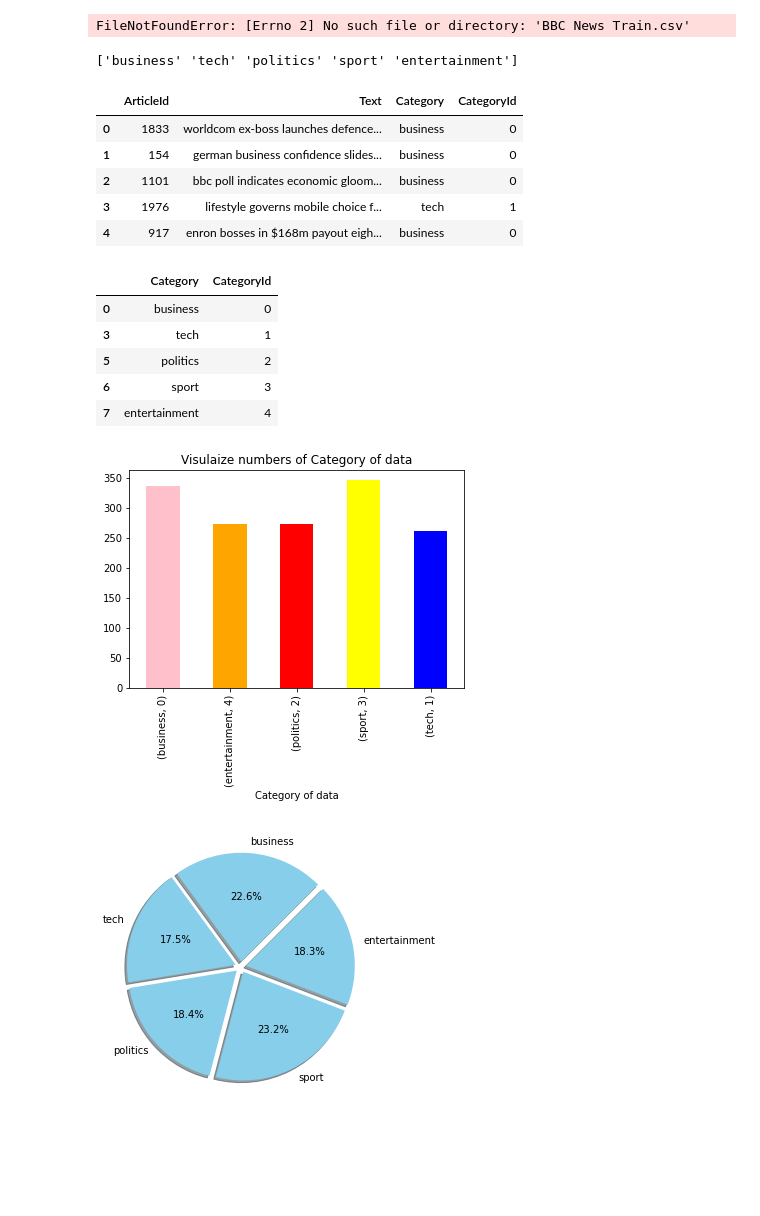
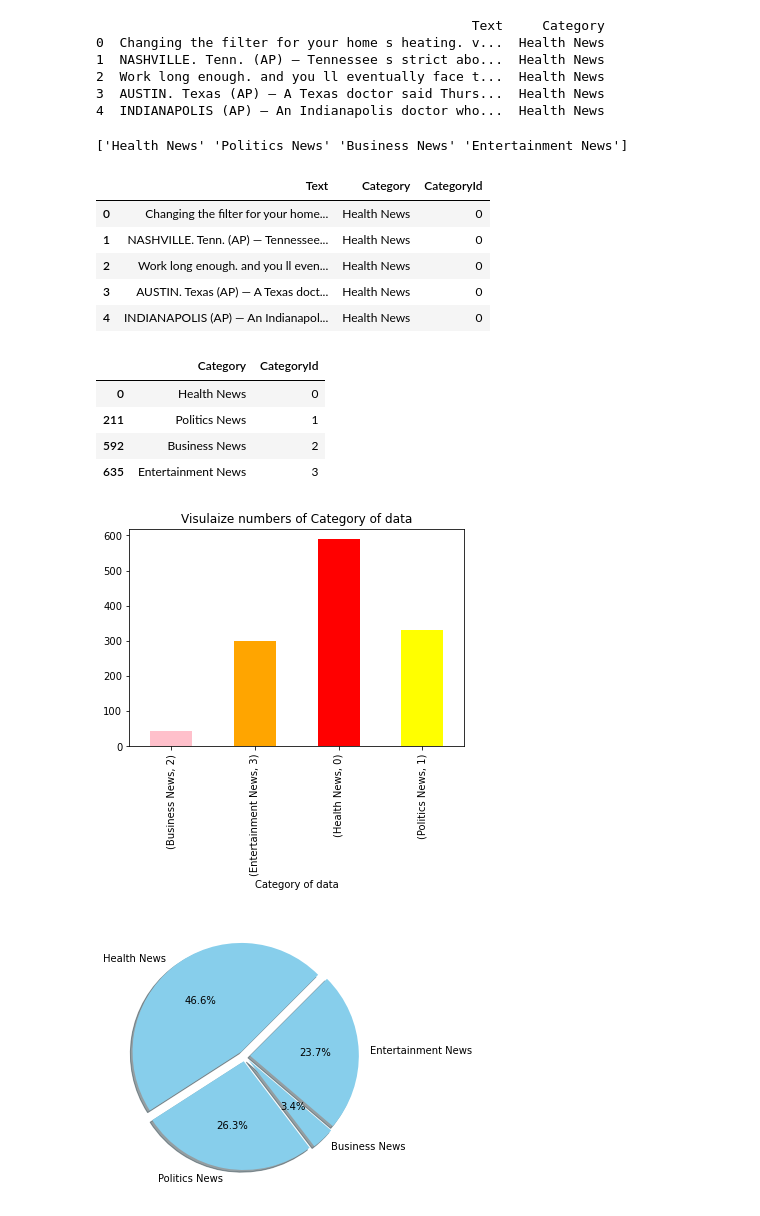
Before and after one commit to James030913/AiAssignment, a Jupyter notebook: AIAsm.ipynb, the cells around one changed output. Drawn from its saved outputs; the diff is of its cells as text; code cells hidden in the pictures; blank space fills up the shorter version.

Commit message:
Add model and vectorizer, modify code for new dataset

```diff
--- a/AIAsm.ipynb
+++ b/AIAsm.ipynb
@@ -39,58 +43,61 @@ from sklearn.naive_bayes import GaussianNB,MultinomialNB,BernoulliNB
 # %%
-dataset = pd.read_csv("BBC News Train.csv")
+dataset = pd.read_csv("HuffPostNews_Train.csv")
 print(dataset.head())
 # %% [output]
-FileNotFoundError: [Errno 2] No such file or directory: 'BBC News Train.csv'
+                                                Text     Category
+0  Changing the filter for your home s heating. v...  Health News
+1  NASHVILLE. Tenn. (AP) — Tennessee s strict abo...  Health News
+2  Work long enough. and you ll eventually face t...  Health News
+3  AUSTIN. Texas (AP) — A Texas doctor said Thurs...  Health News
+4  INDIANAPOLIS (AP) — An Indianapolis doctor who...  Health News
 # %%
 target_category = dataset['Category'].unique()
 print(target_category)
 # %% [output]
-['business' 'tech' 'politics' 'sport' 'entertainment']
+['Health News' 'Politics News' 'Business News' 'Entertainment News']
 # %%
 dataset['CategoryId'] = dataset['Category'].factorize()[0]
 dataset.head()
 # %% [output]
-|  | ArticleId | Text | Category | CategoryId |
-| 0 | 1833 | worldcom ex-boss launches defence... | business | 0 |
-| 1 | 154 | german business confidence slides... | business | 0 |
-| 2 | 1101 | bbc poll indicates economic gloom... | business | 0 |
-| 3 | 1976 | lifestyle governs mobile choice f... | tech | 1 |
-| 4 | 917 | enron bosses in $168m payout eigh... | business | 0 |
+|  | Text | Category | CategoryId |
+| 0 | Changing the filter for your home... | Health News | 0 |
+| 1 | NASHVILLE. Tenn. (AP) — Tennessee... | Health News | 0 |
+| 2 | Work long enough. and you ll even... | Health News | 0 |
+| 3 | AUSTIN. Texas (AP) — A Texas doct... | Health News | 0 |
+| 4 | INDIANAPOLIS (AP) — An Indianapol... | Health News | 0 |
 # %%
 # Create a new pandas dataframe "category", which only has unique Categories, also sorting this list in order of CategoryId values
 category = dataset[['Category', 'CategoryId']].drop_duplicates().sort_values('CategoryId')
 category
 # %% [output]
 |  | Category | CategoryId |
-| 0 | business | 0 |
-| 3 | tech | 1 |
-| 5 | politics | 2 |
-| 6 | sport | 3 |
-| 7 | entertainment | 4 |
+| 0 | Health News | 0 |
+| 211 | Politics News | 1 |
+| 592 | Business News | 2 |
+| 635 | Entertainment News | 3 |
 # %%
 dataset.groupby('Category').CategoryId.value_counts().plot(kind = "bar", color = ["pink", "orange", "red", "yellow", "blue"])
 plt.xlabel("Category of data")
 plt.title("Visulaize numbers of Category of data")
 plt.show()
 # %% [output]
-[figure, old version]
+[figure, new version]
 # %%
 fig = plt.figure(figsize = (5,5))
 colors = ["skyblue"]
-business = dataset[dataset['CategoryId'] == 0 ]
-tech = dataset[dataset['CategoryId'] == 1 ]
-politics = dataset[dataset['CategoryId'] == 2]
-sport = dataset[dataset['CategoryId'] == 3]
-entertainment = dataset[dataset['CategoryId'] == 4]
-count = [business['CategoryId'].count(), tech['CategoryId'].count(), politics['CategoryId'].count(), sport['CategoryId'].count(), entertainment['CategoryId'].count()]
-pie = plt.pie(count, labels = ['business', 'tech', 'politics', 'sport', 'entertainment'],
+Health = dataset[dataset['CategoryId'] == 0 ]
+Politics = dataset[dataset['CategoryId'] == 1 ]
+Business = dataset[dataset['CategoryId'] == 2]
+Entertainment = dataset[dataset['CategoryId'] == 3]
+count = [Health['CategoryId'].count(), Politics['CategoryId'].count(), Business['CategoryId'].count(), Entertainment['CategoryId'].count()]
+pie = plt.pie(count, labels = ['Health News', 'Politics News', 'Business News', 'Entertainment News'],
               autopct = "%1.1f%%",
               shadow = True,
               colors = colors,
               startangle = 45,
-              explode = (0.05, 0.05, 0.05, 0.05,0.05))
+              explode = (0.05, 0.05, 0.05, 0.05))
 # %% [output]
-[figure, old version]
+[figure, new version]
 # %%
 stop = set(stopwords.words('english'))
 
```
Also changed, not shown: parts of 24 cells of this notebook, 2 other files.
